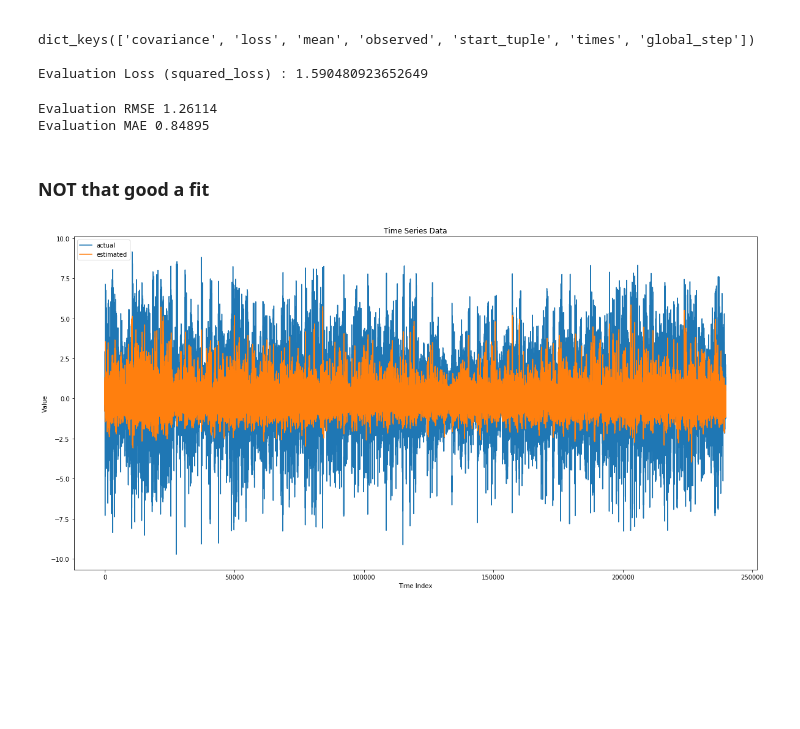
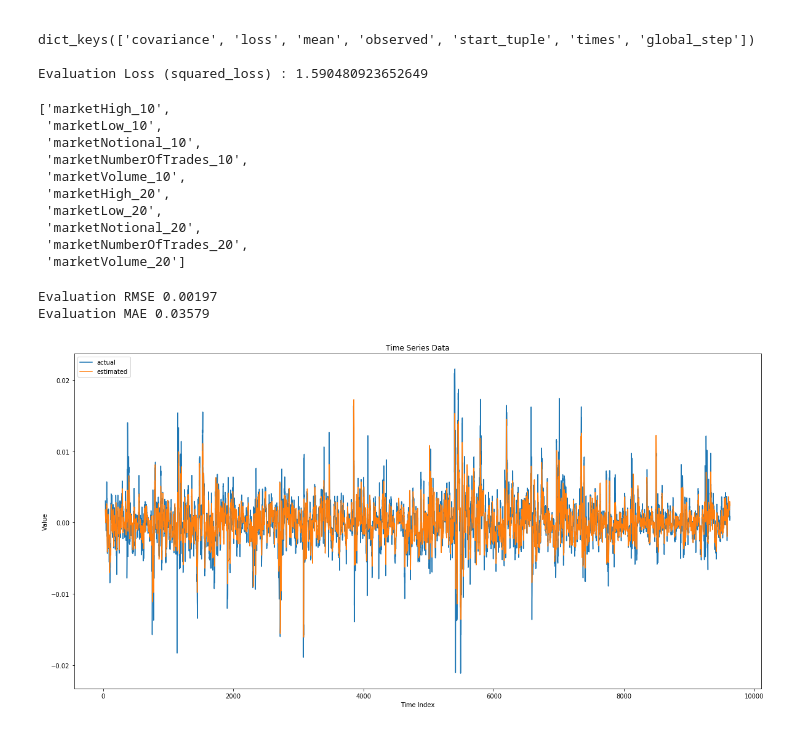
Before and after one commit to Jhdemendoza/stock-exchange-pytorch, a Jupyter notebook: examples/6_tensorflow_timeseries_AR_model.ipynb, the cells around one changed output. Cells and saved outputs as stored; diff of their text form; code cells hidden in the pictures; blank space fills up the shorter version.

```diff
--- a/examples/6_tensorflow_timeseries_AR_model.ipynb
+++ b/examples/6_tensorflow_timeseries_AR_model.ipynb
@@ -133,2 +137,2 @@ first_df.describe()
 # %%
-numericl_cols, _ = get_numeric_categoric(first_df)
+numericl_cols, categorical_cols = get_numeric_categoric(first_df)
@@ -333,6 +342,19 @@ WARNING:tensorflow:Skipping summary for times, must be a float, np.float32, np.i
 dict_keys(['covariance', 'loss', 'mean', 'observed', 'start_tuple', 'times', 'global_step'])
 
 Evaluation Loss (squared_loss) : 1.590480923652649
+# %%
+numericl_cols[-10:]
+# %% [output]
+['marketHigh_10',
+ 'marketLow_10',
+ 'marketNotional_10',
+ 'marketNumberOfTrades_10',
+ 'marketVolume_10',
+ 'marketHigh_20',
+ 'marketLow_20',
+ 'marketNotional_20',
+ 'marketNumberOfTrades_20',
+ 'marketVolume_20']
 # %%
 def compute_rmse(a, b):
     rmse =  np.sqrt(np.sum(np.square(a - b)) / len(a))
@@ -343,29 +365,27 @@ def compute_mae(a, b):
     return round(mae,5)
 
 x_current = evaluation['times'][0]
-y_current_actual = evaluation['observed'][0].reshape(-1)
-y_current_estimated = evaluation['mean'][0].reshape(-1)
+y_current_actual = evaluation['observed'][0]
+y_current_estimated = evaluation['mean'][0]
 
-rmse = compute_rmse(y_current_actual, y_current_estimated)
-mae = compute_mae(y_current_actual, y_current_estimated)
+test_col = -9
+
+rmse = compute_rmse(y_current_actual[:, test_col], y_current_estimated[:, test_col])
+mae = compute_mae(y_current_actual[:, test_col], y_current_estimated[:, test_col])
 print("Evaluation RMSE {}".format(rmse))
 print("Evaluation MAE {}".format(mae))
 # %% [output]
-Evaluation RMSE 1.26114
-Evaluation MAE 0.84895
+Evaluation RMSE 0.00197
+Evaluation MAE 0.03579
-# %% [markdown]
-### NOT that good a fit
-# %%
-x_current = np.arange(len(y_current_actual))
 # %%
 plt.figure(figsize=(20, 10))
 
 plt.title("Time Series Data")
-plt.plot(x_current, y_current_actual, label='actual')
-plt.plot(x_current, y_current_estimated, label='estimated')
+plt.plot(x_current, y_current_actual[:, test_col], label='actual')
+plt.plot(x_current, y_current_estimated[:,test_col], label='estimated')
 plt.xlabel("Time Index")
 plt.ylabel("Value")
 plt.legend(loc=2)
 plt.show()
 # %% [output]
-[figure, old version]
+[figure, new version]
```
Also changed, not shown: parts of 2 cells of this notebook.
